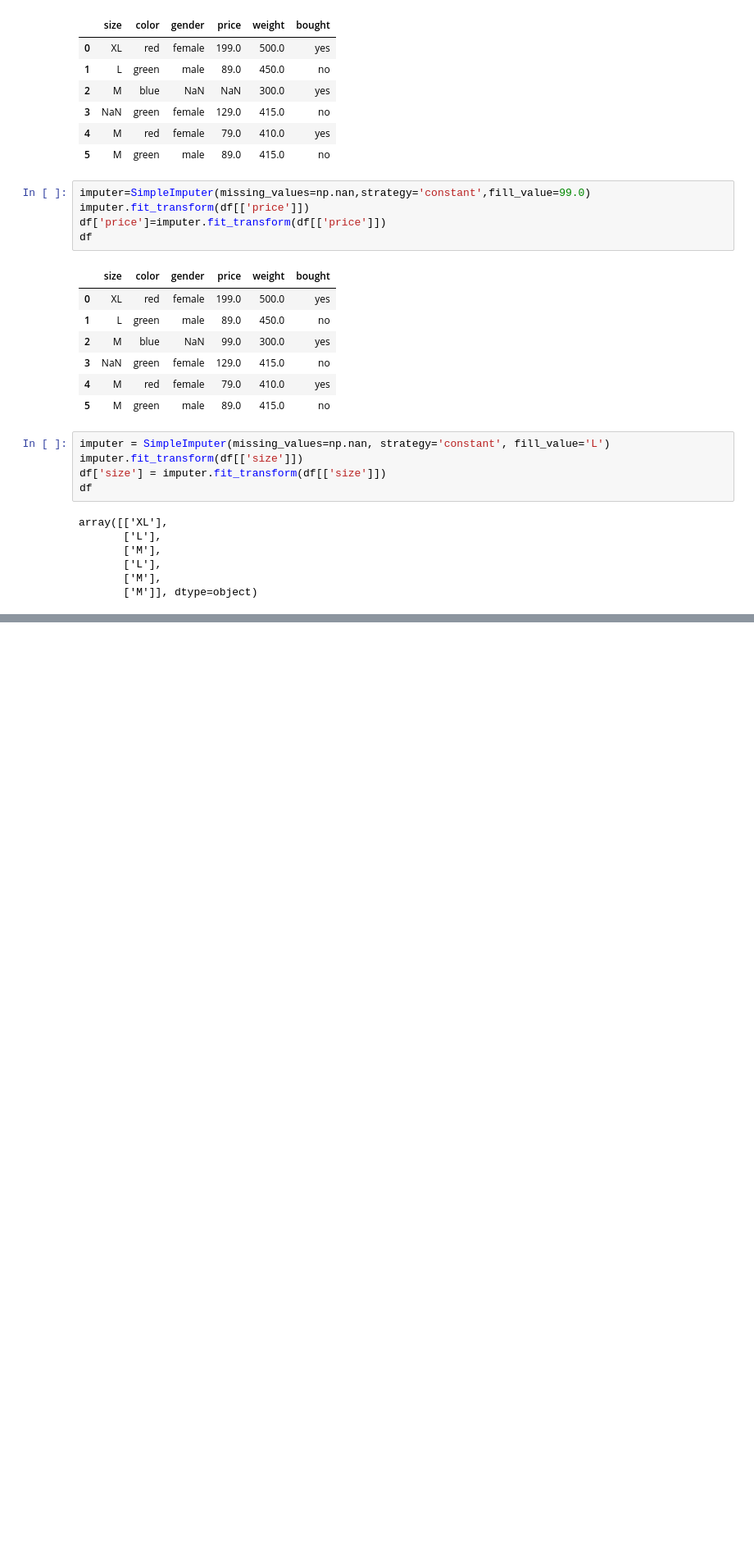
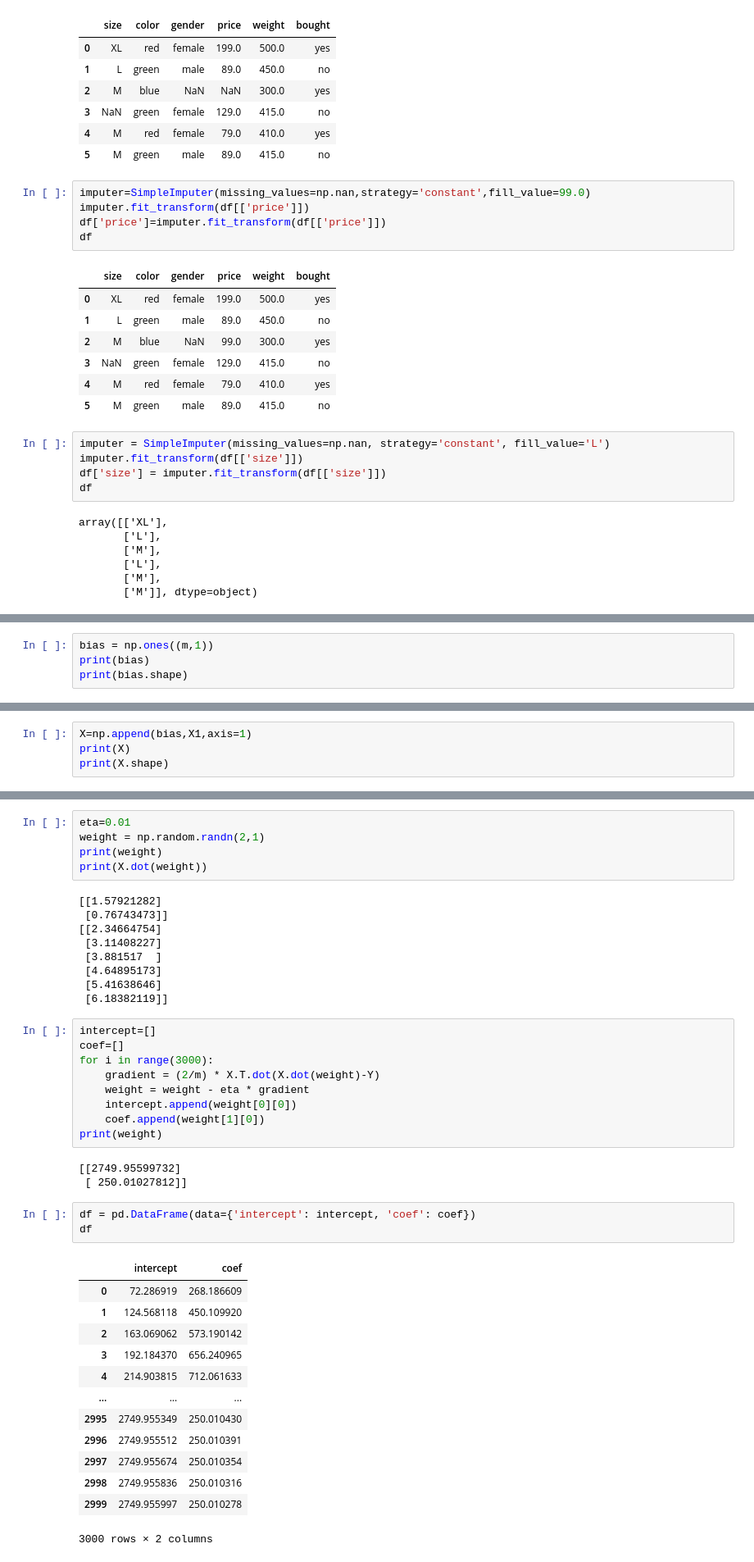
Before and after one commit to mrozik1141/Machine_Leaning, a Jupyter notebook: Machine_Learning_1.ipynb, the cells around one changed output, grey strips where cells are left out. Shown at 82% size. Cells and saved outputs as stored; diff of their text form; blank space fills up the shorter version.

```diff
--- a/Machine_Learning_1.ipynb
+++ b/Machine_Learning_1.ipynb
@@ -209,0 +252,4 @@ array([['XL'],
+# %%
+bias = np.ones((m,1))
+print(bias)
+print(bias.shape)
@@ -209,0 +264,4 @@ array([['XL'],
+# %%
+X=np.append(bias,X1,axis=1)
+print(X)
+print(X.shape)
@@ -209,0 +276,43 @@ array([['XL'],
+# %%
+eta=0.01
+weight = np.random.randn(2,1)
+print(weight)
+print(X.dot(weight))
+# %% [output]
+[[1.57921282]
+ [0.76743473]]
+[[2.34664754]
+ [3.11408227]
+ [3.881517  ]
+ [4.64895173]
+ [5.41638646]
+ [6.18382119]]
+# %%
+intercept=[]
+coef=[]
+for i in range(3000):
+    gradient = (2/m) * X.T.dot(X.dot(weight)-Y)
+    weight = weight - eta * gradient
+    intercept.append(weight[0][0])
+    coef.append(weight[1][0])
+print(weight)
+# %% [output]
+[[2749.95599732]
+ [ 250.01027812]]
+# %%
+df = pd.DataFrame(data={'intercept': intercept, 'coef': coef})
+df
+# %% [output]
+|  | intercept | coef |
+| 0 | 72.286919 | 268.186609 |
+| 1 | 124.568118 | 450.109920 |
+| 2 | 163.069062 | 573.190142 |
+| 3 | 192.184370 | 656.240965 |
+| 4 | 214.903815 | 712.061633 |
+| ... | ... | ... |
+| 2995 | 2749.955349 | 250.010430 |
+| 2996 | 2749.955512 | 250.010391 |
+| 2997 | 2749.955674 | 250.010354 |
+| 2998 | 2749.955836 | 250.010316 |
+| 2999 | 2749.955997 | 250.010278 |
+3000 rows × 2 columns
```
Also changed, not shown: parts of 18 cells of this notebook.
